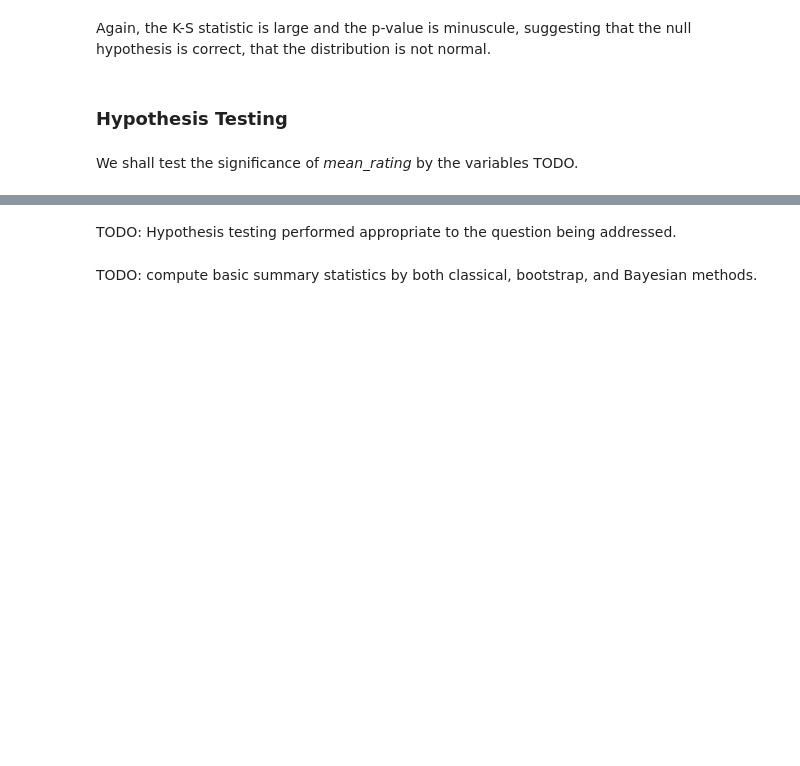
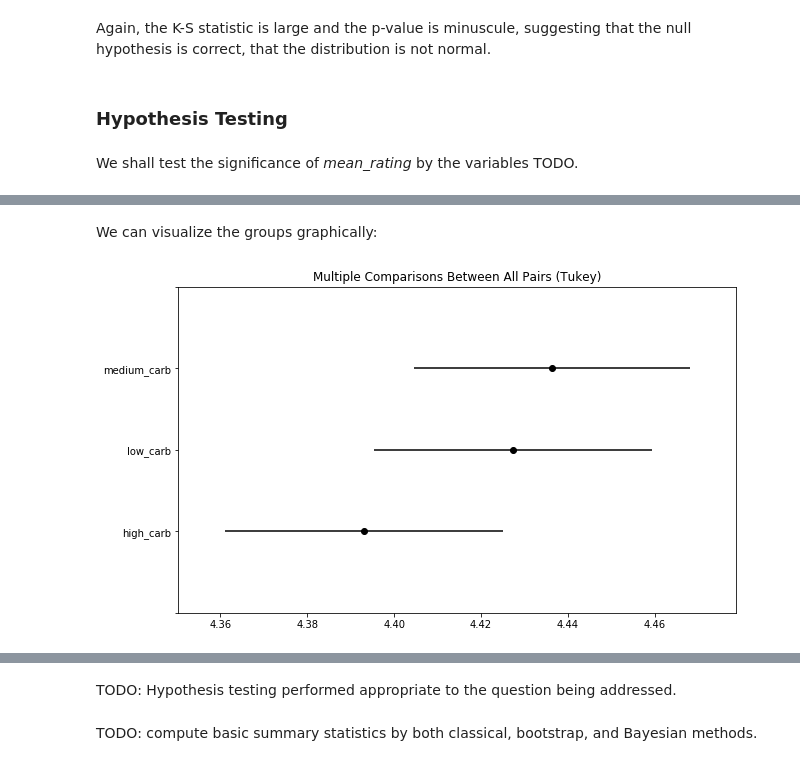
Before and after one commit to pelorenz/data-science-410, a Jupyter notebook: PeterLorenz-M02.ipynb, the cells around one changed output, grey strips where cells are left out. Saved outputs shown, nothing was run; the diff lists cells and outputs as text; code cells hidden in the pictures; blank space fills up the shorter version.

Commit message:
Added ANOVA and Tukey

```diff
--- a/PeterLorenz-M02.ipynb
+++ b/PeterLorenz-M02.ipynb
@@ -226,7 +227,9 @@ carb_pct = np.array(recipes['carbohydrates_pct'].values)
 low_cutoff = np.percentile(carb_pct, 33)
 mid_cutoff = np.percentile(carb_pct, 67)
 
+# Set carb_level category by position in tertiles
 carb_level = np.array([None] * len(carb_pct))
-carb_level[carb_pct <= low_cutoff] = 'low-carb'
-carb_level[carb_pct > low_cutoff] = 'medium-carb'
-carb_level[carb_pct > mid_cutoff] = 'high-carb'
+carb_level[carb_pct <= low_cutoff] = 'low_carb'
+carb_level[carb_pct > low_cutoff] = 'medium_carb'
+carb_level[carb_pct > mid_cutoff] = 'high_carb'
+recipes['carb_level'] = carb_level
@@ -232,0 +240,12 @@ carb_level[carb_pct > mid_cutoff] = 'high-carb'
+# %%
+# extract groups
+low_carb = np.array(recipes.loc[recipes.loc[:, 'carb_level'] == 'low_carb', 'mean_rating'])
+medium_carb = np.array(recipes.loc[recipes.loc[:, 'carb_level'] == 'medium_carb', 'mean_rating'])
+high_carb = np.array(recipes.loc[recipes.loc[:, 'carb_level'] == 'high_carb', 'mean_rating'])
+
+# prepare dataframe
+df = pd.DataFrame({'vals': low_carb.tolist() + medium_carb.tolist() + high_carb.tolist(),
+                   'group': ['low_carb'] * len(low_carb) + ['medium_carb'] * len(medium_carb) +
+                  ['high_carb'] * len(high_carb)})
+Tukey_HSD = pairwise_tukeyhsd(df.vals, df.group)
+print(Tukey_HSD)
@@ -232,0 +261,6 @@ carb_level[carb_pct > mid_cutoff] = 'high-carb'
+# %% [markdown]
+We can visualize the groups graphically:
+# %%
+_ = Tukey_HSD.plot_simultaneous()
+# %% [output]
+[figure, added]
```
Also changed, not shown: parts of 25 cells of this notebook.
